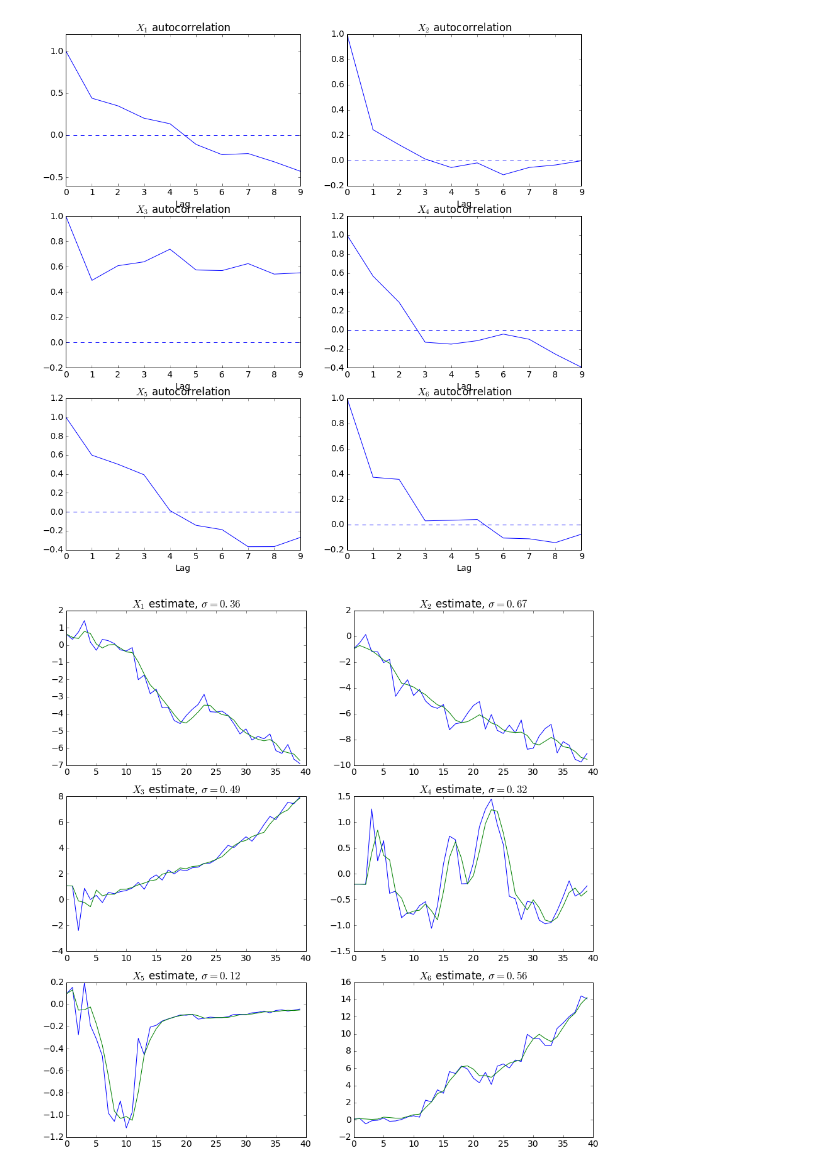
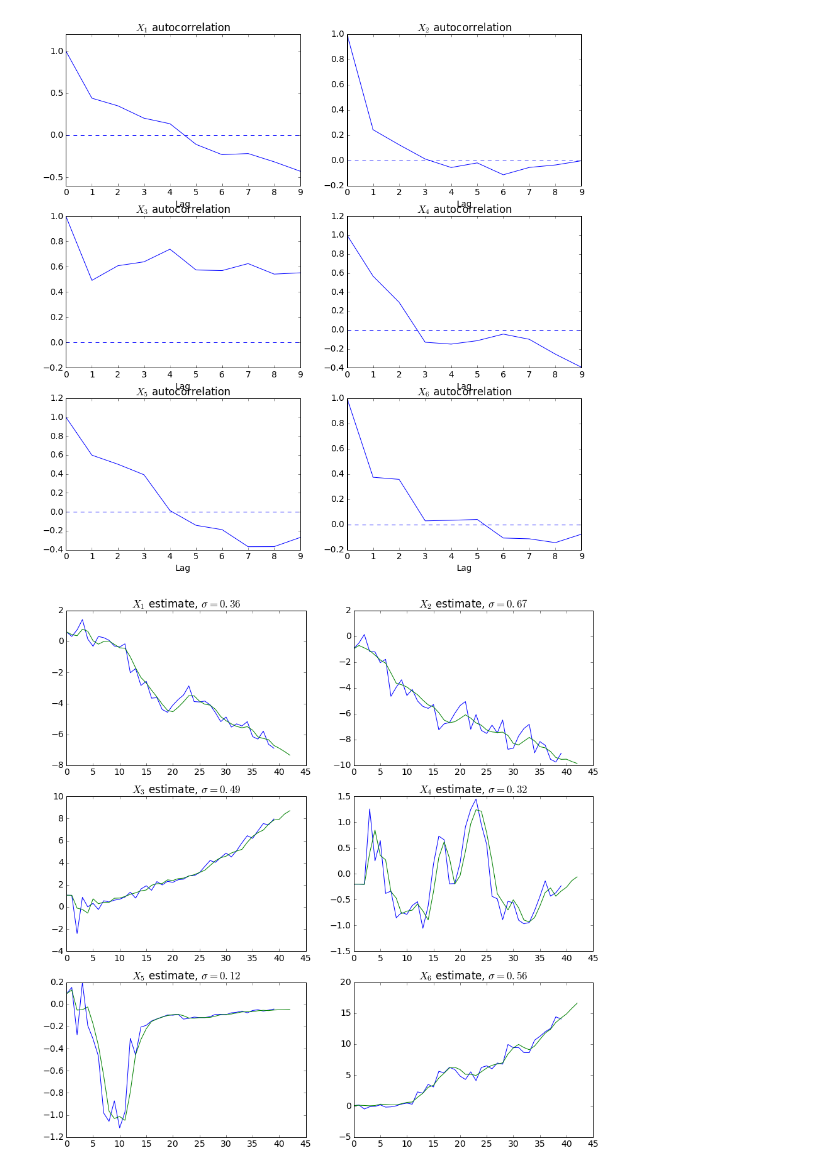
Before and after one commit to definability/statistical-analysis, a Jupyter notebook: course/Notebook/Coursework2.ipynb, the cells around one changed output. Saved outputs shown, nothing was run; the diff lists cells and outputs as text; code cells hidden in the pictures.

```diff
--- a/course/Notebook/Coursework2.ipynb
+++ b/course/Notebook/Coursework2.ipynb
@@ -38,6 +38,6 @@ for i, x in enumerate(XS):
     plt.subplot(320 + i)
     plt.title(r'$X_{%d}$ smoothed with $%d$, $\sigma=%2.2f$'%(i, x.span, x.trend_errors.std()))
     plt.plot(x.data)
-    plt.plot(x.smoothed)
+    plt.plot(x.trend_forecasted)
 plt.show()
 # %% [output]
@@ -56,10 +56,10 @@ plt.show()
 # %%
 for i, x in enumerate(XS):
     i += 1
     plt.subplot(320 + i)
     plt.title(r'$X_{%d}$ estimate, $\sigma=%2.2f$'%(i, x.estimate_errors.std()))
     plt.plot(x.data)
-    plt.plot(x.data_estimate)
+    plt.plot(x.data_forecasted)
 plt.show()
 # %% [output]
-[figure, old version]
+[figure, new version]
```
Also changed, not shown: parts of 1 cell of this notebook.
